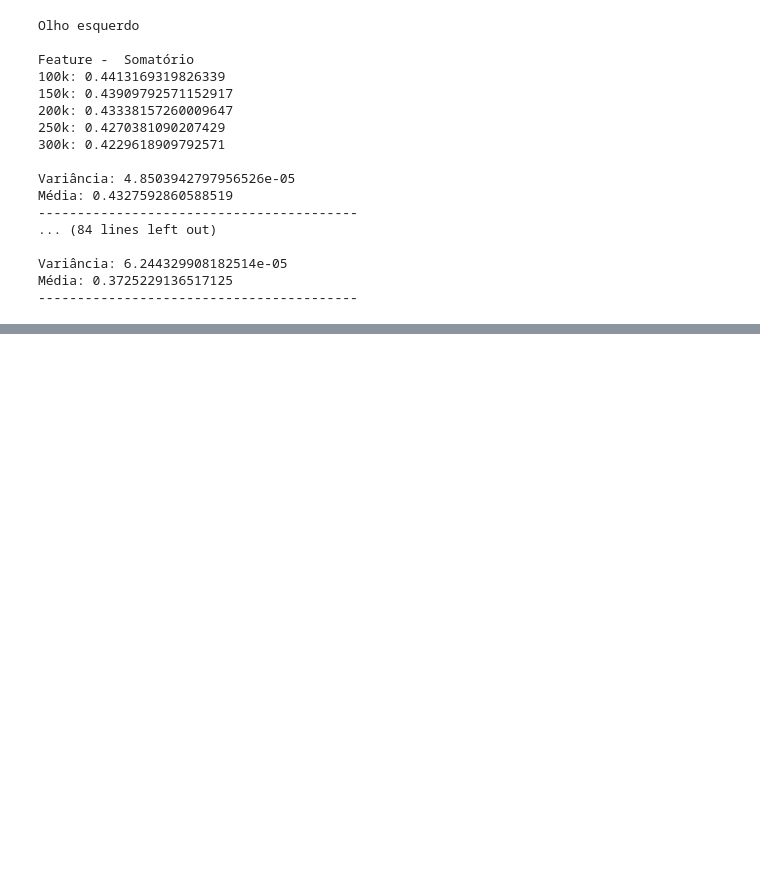
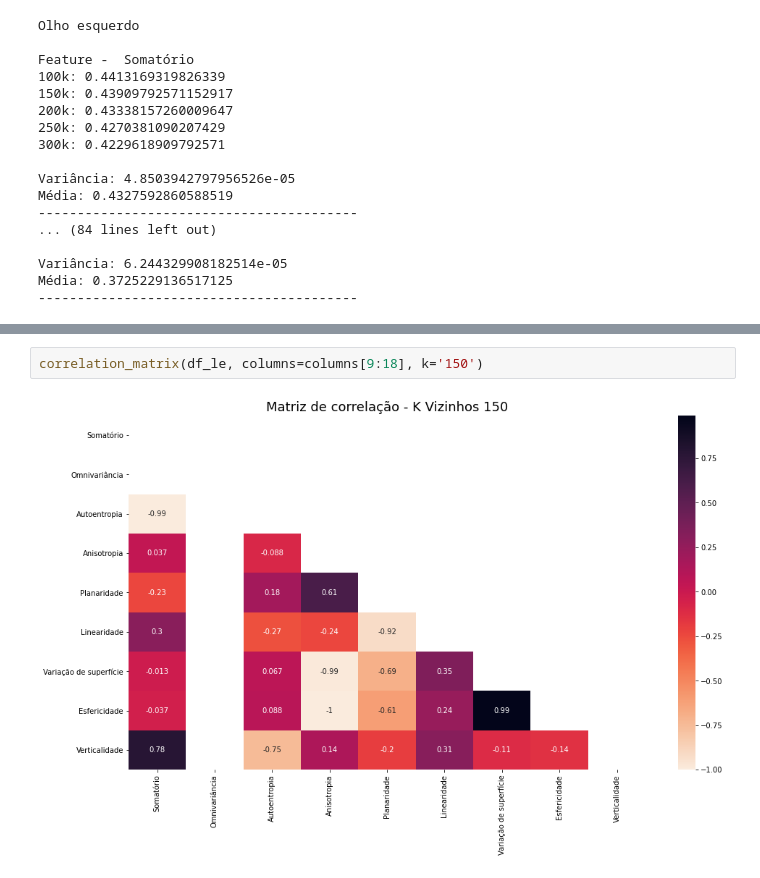
Before and after one commit to thalissonfelipe/landmarks, a Jupyter notebook: Análise das Features da Matriz de Covarariância (K Vizinhos).ipynb, the cells around one changed output, grey strips where cells are left out. Saved outputs shown, nothing was run; the diff lists cells and outputs as text; blank space fills up the shorter version.

```diff
--- a/Análise das Features da Matriz de Covarariância (K Vizinhos).ipynb
+++ b/Análise das Features da Matriz de Covarariância (K Vizinhos).ipynb
@@ -301,0 +317,4 @@ Média: 0.403256880733945
+# %%
+correlation_matrix(df_le, columns=columns[9:18], k='150')
+# %% [output]
+[figure, added]
```
Also changed, not shown: parts of 11 cells of this notebook, 1 other file.
